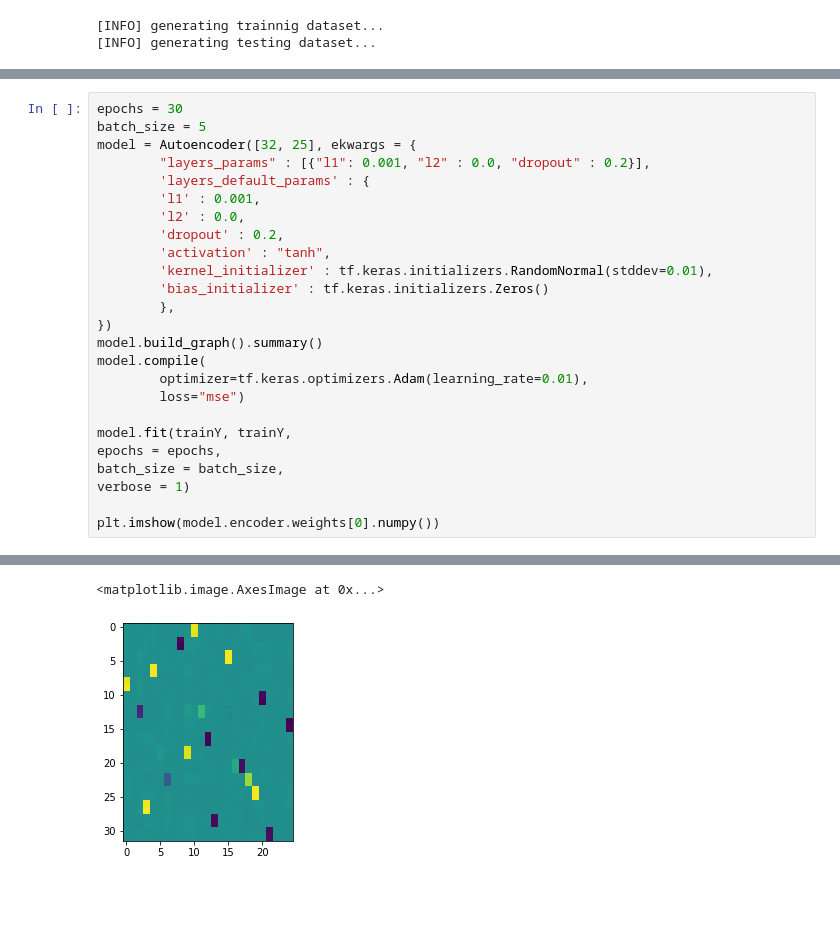
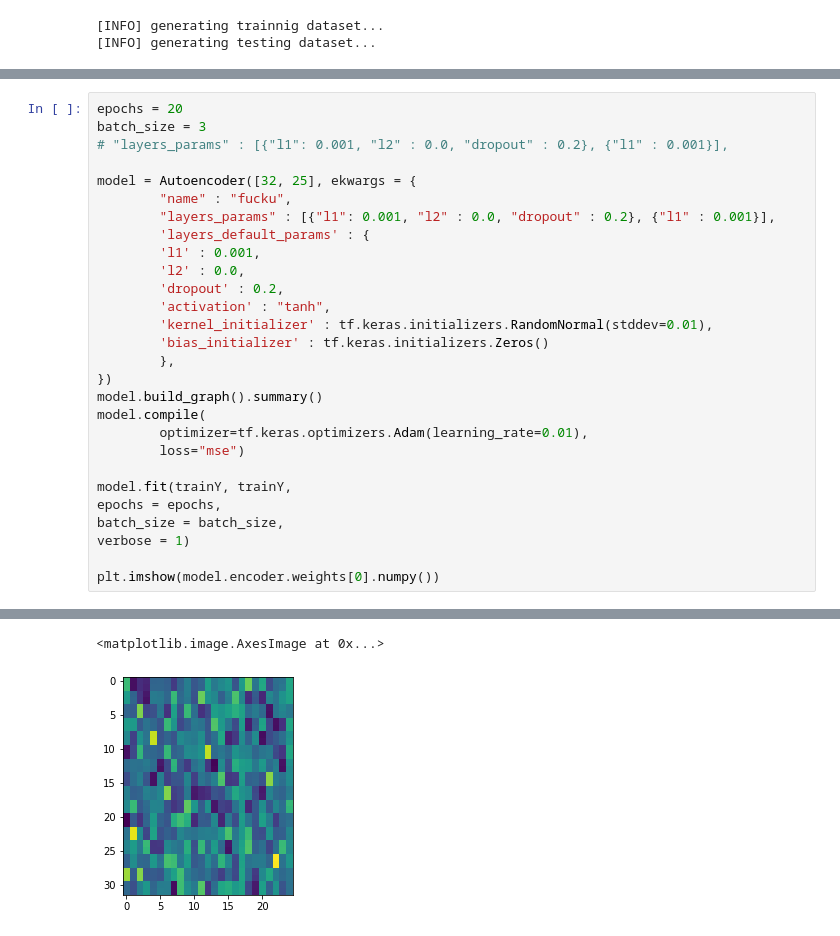
Before and after one commit to FilipKubackiSoton/AutoencoderHIFF_SIC, a Jupyter notebook: test.ipynb, the cells around one changed output, grey strips where cells are left out. Cells and saved outputs as stored; diff of their text form; blank space fills up the shorter version.

```diff
--- a/test.ipynb
+++ b/test.ipynb
@@ -19,8 +54,11 @@ print("[INFO] generating testing dataset...")
 # %%
-epochs = 30
-batch_size = 5
+epochs = 20
+batch_size = 3
+# "layers_params" : [{"l1": 0.001, "l2" : 0.0, "dropout" : 0.2}, {"l1" : 0.001}],
+
 model = Autoencoder([32, 25], ekwargs = {
-        "layers_params" : [{"l1": 0.001, "l2" : 0.0, "dropout" : 0.2}],
+        "name" : "fucku",
+        "layers_params" : [{"l1": 0.001, "l2" : 0.0, "dropout" : 0.2}, {"l1" : 0.001}],
         'layers_default_params' : {
         'l1' : 0.001,
         'l2' : 0.0,
@@ -62,2 +100,2 @@ Epoch 30/30
 <matplotlib.image.AxesImage at 0x...>
-[figure, old version]
+[figure, new version]
```
Also changed, not shown: parts of 12 cells of this notebook, 1 other file.
